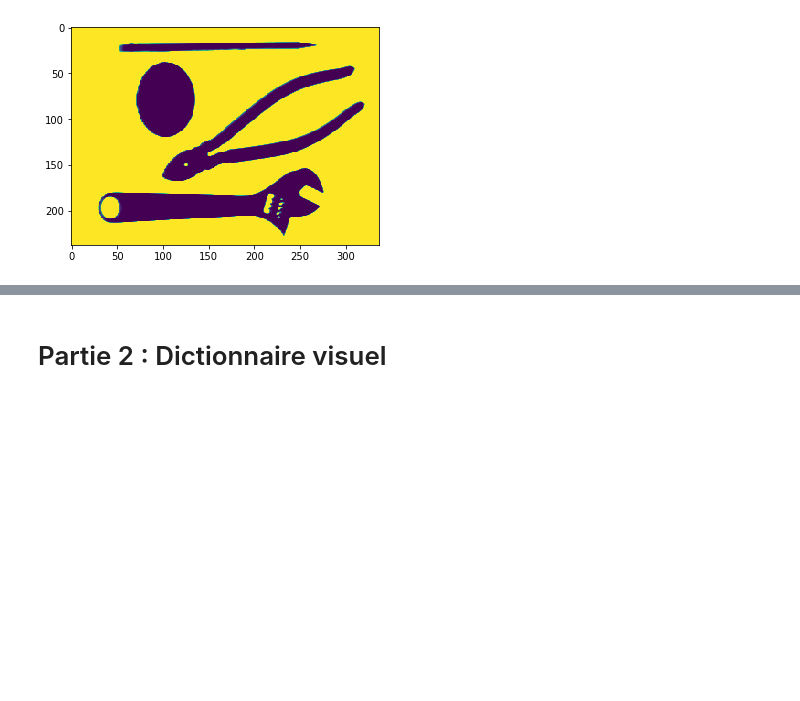
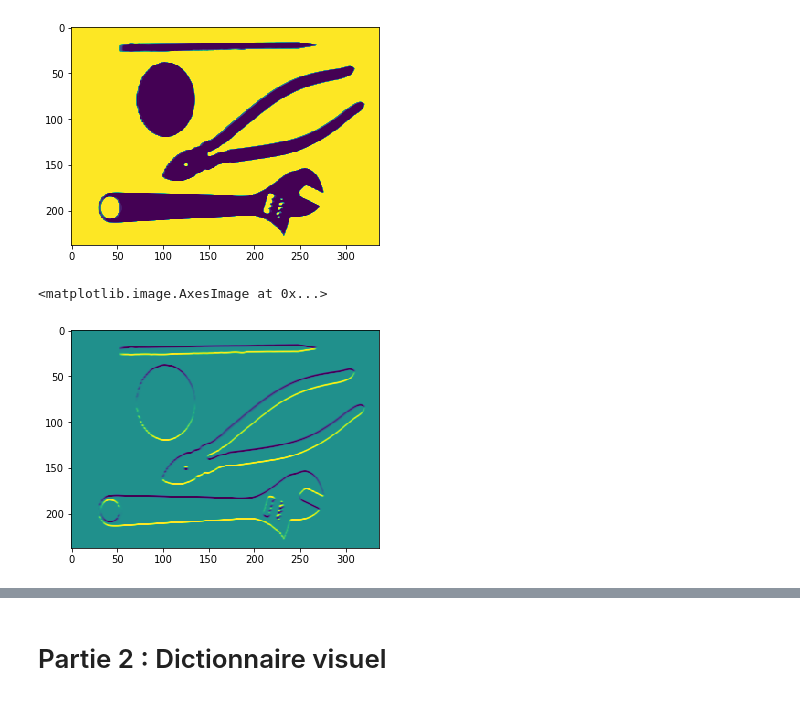
Before and after one commit to IssamBenamara/SIFT_BOW, a Jupyter notebook: TP1-2.ipynb, the cells around one changed output, grey strips where cells are left out. Drawn from its saved outputs; the diff is of its cells as text; code cells hidden in the pictures; blank space fills up the shorter version.

```diff
--- a/TP1-2.ipynb
+++ b/TP1-2.ipynb
@@ -24,3 +47,13 @@ plt.imshow(I)
 # %% [output]
 <matplotlib.image.AxesImage at 0x...>
 [figure]
+# %%
+h_x = np.asarray([1,0,-1])
+h_y = np.asarray([-1,-2,-1])
+Iy = conv_separable(I, h_x, h_y)
+Ix = conv_separable(I, h_y, h_x)
+# %%
+plt.imshow(Ix)
+# %% [output]
+<matplotlib.image.AxesImage at 0x...>
+[figure, added]
```
Also changed, not shown: parts of 5 cells of this notebook.
